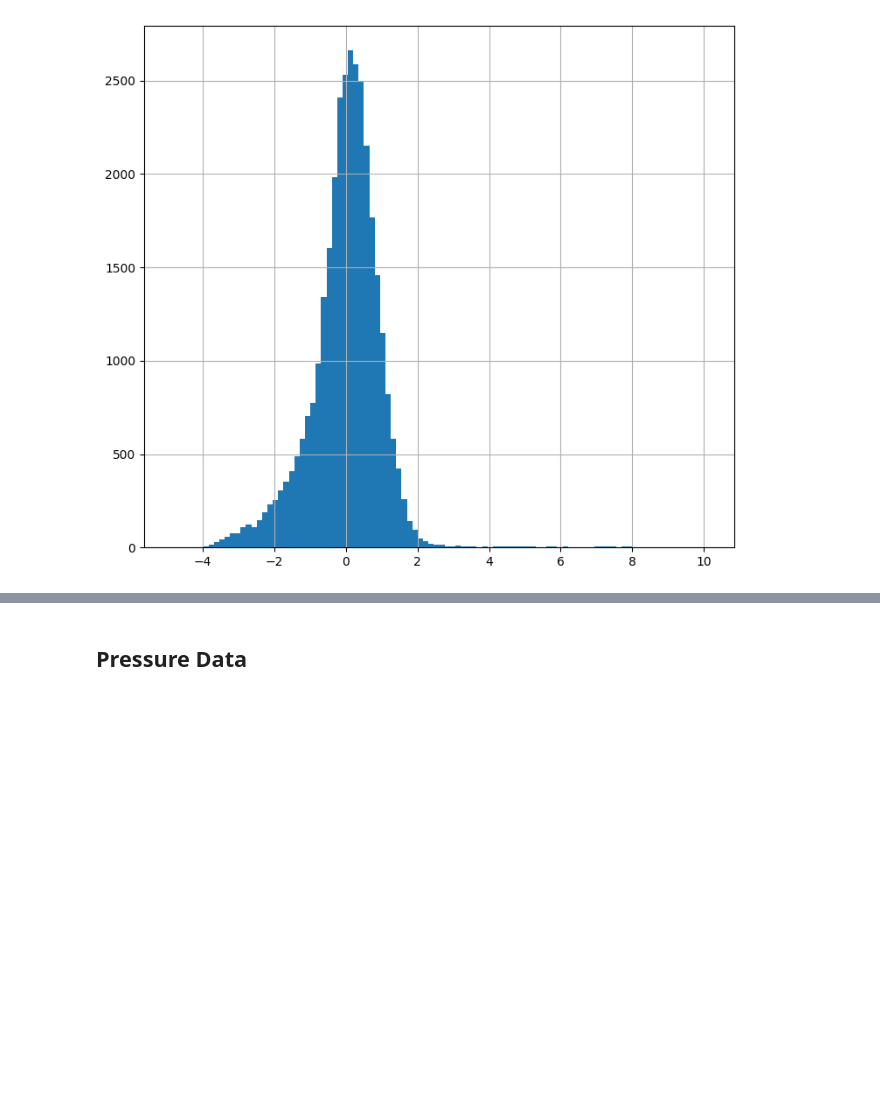
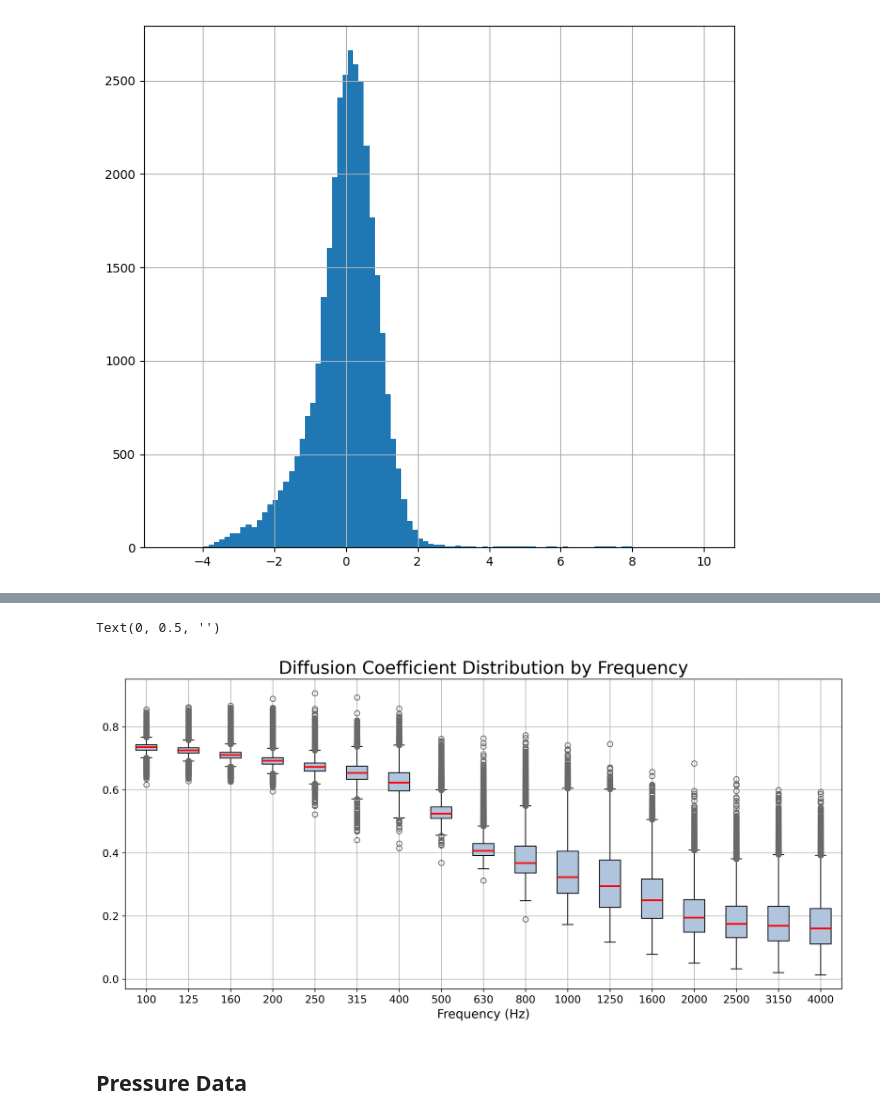
Before and after one commit to eboesch/AcousticDiffusers, a Jupyter notebook: dataset/DataExploration.ipynb, the cells around one changed output, grey strips where cells are left out. Saved outputs shown, nothing was run; the diff lists cells and outputs as text; code cells hidden in the pictures; blank space fills up the shorter version.

Commit message:
add distr of coeffs to readme

```diff
--- a/dataset/DataExploration.ipynb
+++ b/dataset/DataExploration.ipynb
@@ -577,3 +591,19 @@ normalized_coeffs['200'].hist(bins=100)
+# %%
+fig, ax = plt.subplots(figsize=(12, 6), dpi=300)
+
+boxprops = dict(facecolor='lightsteelblue', color='black')
+medianprops = dict(color='red', linewidth=2)
+whiskerprops = dict(color='black')
+flierprops = dict(alpha=1,markeredgecolor='dimgray')
+
+
+coeffs.boxplot(ax=ax, fontsize=12, patch_artist=True, boxprops=boxprops, medianprops=medianprops, whiskerprops=whiskerprops, flierprops=flierprops)
+ax.set_title("Diffusion Coefficient Distribution by Frequency", fontsize=20)
+ax.set_xlabel("Frequency (Hz)", fontsize=14)
+ax.set_ylabel("", fontsize=14)
+# %% [output]
+Text(0, 0.5, '')
+[figure, added]
 # %% [markdown]
 ## Pressure Data
 # %%
```
Also changed, not shown: parts of 11 cells of this notebook, 2 other files.
